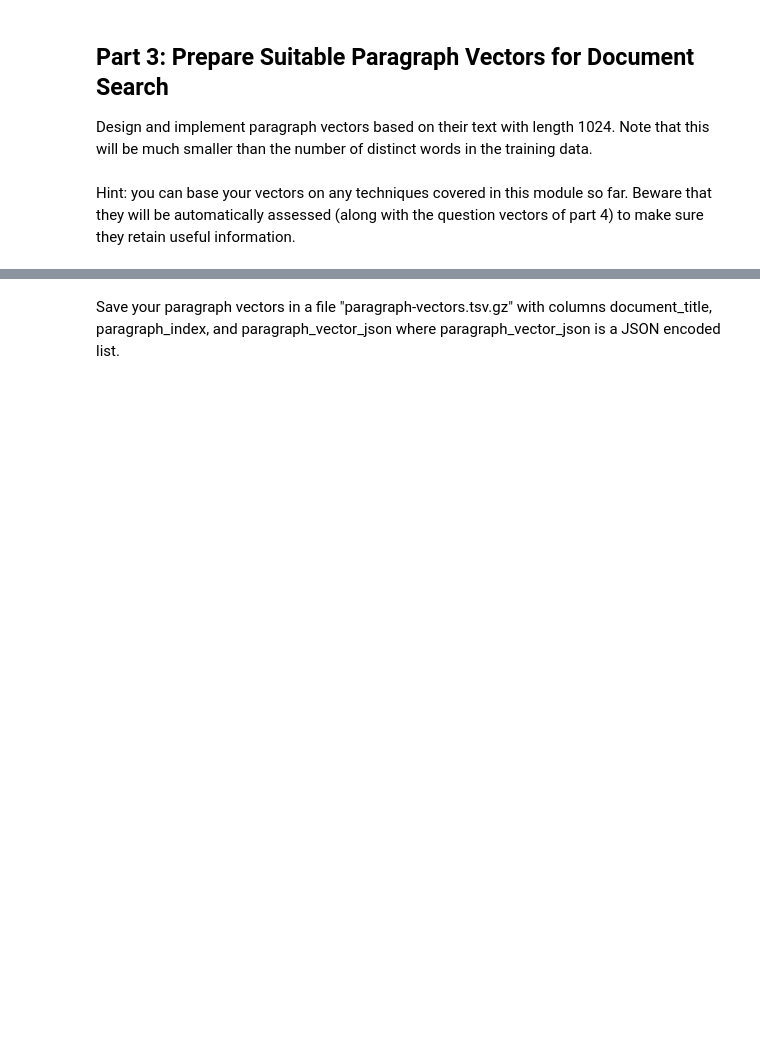
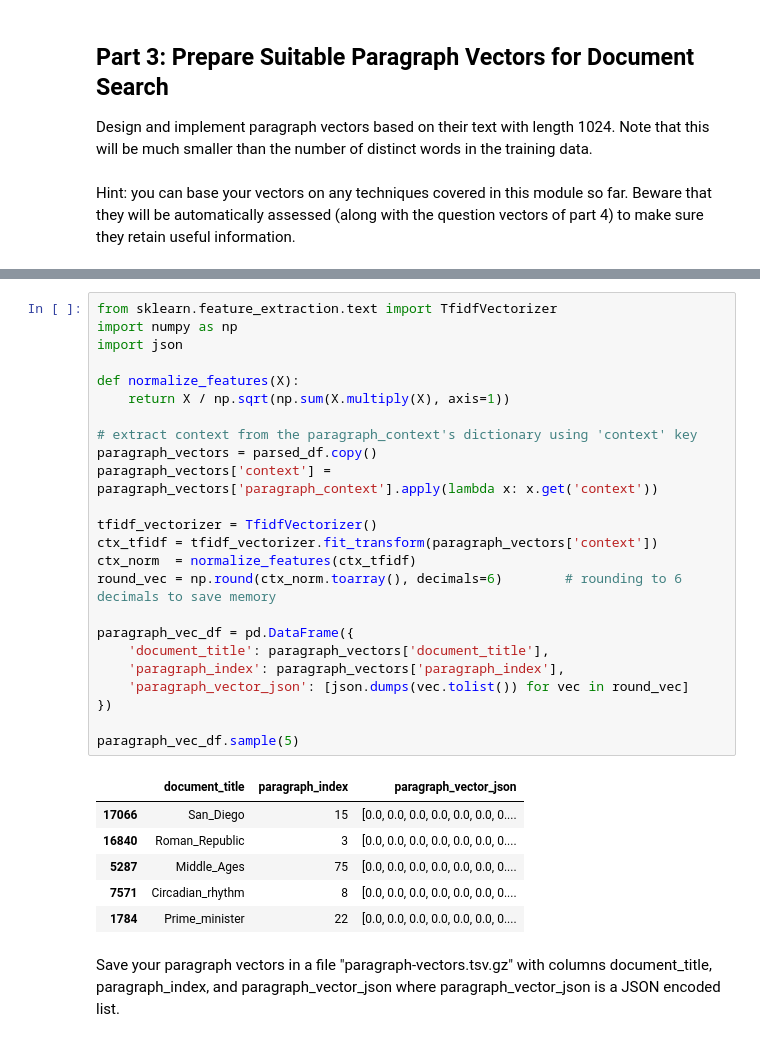
Before and after one commit to aidandig/dx704-project-10, a Jupyter notebook: dx704-project-10.ipynb, the cells around one changed output, grey strips where cells are left out. Drawn from its saved outputs; the diff is of its cells as text; blank space fills up the shorter version.

```diff
--- a/dx704-project-10.ipynb
+++ b/dx704-project-10.ipynb
@@ -185,3 +192,34 @@ parsed_df['paragraph_context'][0]
+# %%
+from sklearn.feature_extraction.text import TfidfVectorizer
+import numpy as np
+import json
+
+def normalize_features(X):
+    return X / np.sqrt(np.sum(X.multiply(X), axis=1))
+
+# extract context from the paragraph_context's dictionary using 'context' key
+paragraph_vectors = parsed_df.copy()
+paragraph_vectors['context'] = paragraph_vectors['paragraph_context'].apply(lambda x: x.get('context'))
+
+tfidf_vectorizer = TfidfVectorizer()
+ctx_tfidf = tfidf_vectorizer.fit_transform(paragraph_vectors['context'])
+ctx_norm  = normalize_features(ctx_tfidf)
+round_vec = np.round(ctx_norm.toarray(), decimals=6)        # rounding to 6 decimals to save memory
+
+paragraph_vec_df = pd.DataFrame({
+    'document_title': paragraph_vectors['document_title'],
+    'paragraph_index': paragraph_vectors['paragraph_index'],
+    'paragraph_vector_json': [json.dumps(vec.tolist()) for vec in round_vec]
+})
+
+paragraph_vec_df.sample(5)
+# %% [output]
+|  | document_title | paragraph_index | paragraph_vector_json |
+| 17066 | San_Diego | 15 | [0.0, 0.0, 0.0, 0.0, 0.0, 0.0, 0.... |
+| 16840 | Roman_Republic | 3 | [0.0, 0.0, 0.0, 0.0, 0.0, 0.0, 0.... |
+| 5287 | Middle_Ages | 75 | [0.0, 0.0, 0.0, 0.0, 0.0, 0.0, 0.... |
+| 7571 | Circadian_rhythm | 8 | [0.0, 0.0, 0.0, 0.0, 0.0, 0.0, 0.... |
+| 1784 | Prime_minister | 22 | [0.0, 0.0, 0.0, 0.0, 0.0, 0.0, 0.... |
 # %% [markdown]
 Save your paragraph vectors in a file "paragraph-vectors.tsv.gz" with columns document_title, paragraph_index, and paragraph_vector_json where paragraph_vector_json is a JSON encoded list.
 # %% [markdown]
```
Also changed, not shown: parts of 4 cells of this notebook, 1 other file.
